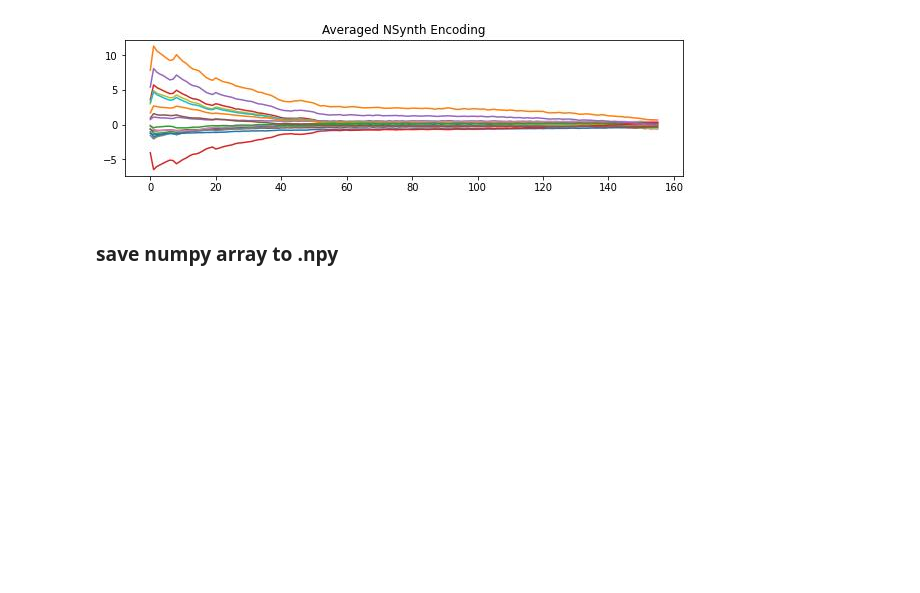
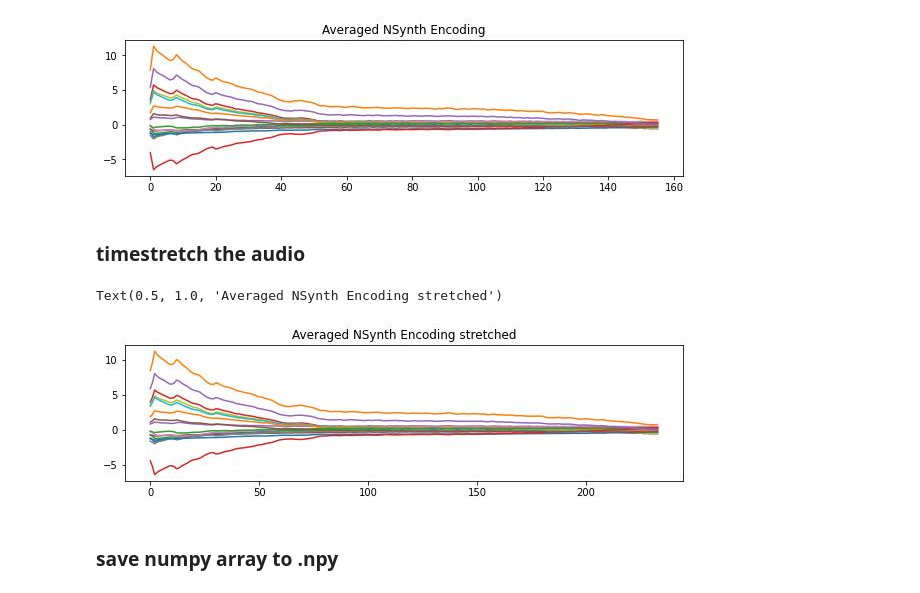
Before and after one commit to papayapeter/nsynth-notification-sound-generation, a Jupyter notebook: fusing.ipynb, the cells around one changed output. Drawn from its saved outputs; the diff is of its cells as text; code cells hidden in the pictures; blank space fills up the shorter version.

```diff
--- a/fusing.ipynb
+++ b/fusing.ipynb
@@ -29,13 +29,7 @@ Use tf.initializers.variance_scaling instead with distribution=uniform to get eq
 # %%
-# audio parameters
-audio_file_dir = os.path.join('in', 'notifications')
-audio_length = 5
-sample_rate = 16000
-sample_length = sample_rate * audio_length
-
 # load audio files into numpy arrays
 audios = []
-for path in glob(os.path.join(audio_file_dir, '*.wav')):
+for path in glob.glob(os.path.join(audio_file_dir, '*.wav')):
 
     audio = utils.load_audio(path, sample_length=sample_length, sr=sample_rate)
     print(
@@ -124,6 +120,31 @@ axs.set_title('Averaged NSynth Encoding')
 # %% [output]
 Text(0.5, 1.0, 'Averaged NSynth Encoding')
 [figure]
+# %% [markdown]
+### timestretch the audio
+# %%
+# timestretching helper function
+def timestretch(encodings, factor):
+    min_encoding, max_encoding = encoding.min(), encoding.max()
+    encodings_norm = (encodings - min_encoding) / (max_encoding - min_encoding)
+    timestretches = []
+    for encoding_i in encodings_norm:
+        stretched = resize(
+            encoding_i,
+            (int(encoding_i.shape[0] * factor), encoding_i.shape[1]),
+            mode='reflect')
+        stretched = (stretched * (max_encoding - min_encoding)) + min_encoding
+        timestretches.append(stretched)
+    return np.array(timestretches)
+# %%
+fused_encoding = timestretch(fused_encoding, 1.5)
+
+fig, axs = plt.subplots(1, 1, figsize=(10, 2.5))
+axs.plot(fused_encoding[0])
+axs.set_title('Averaged NSynth Encoding stretched')
+# %% [output]
+Text(0.5, 1.0, 'Averaged NSynth Encoding stretched')
+[figure, added]
 # %% [markdown]
 ### save numpy array to .npy
 # %%
```
Also changed, not shown: parts of 13 cells of this notebook.
